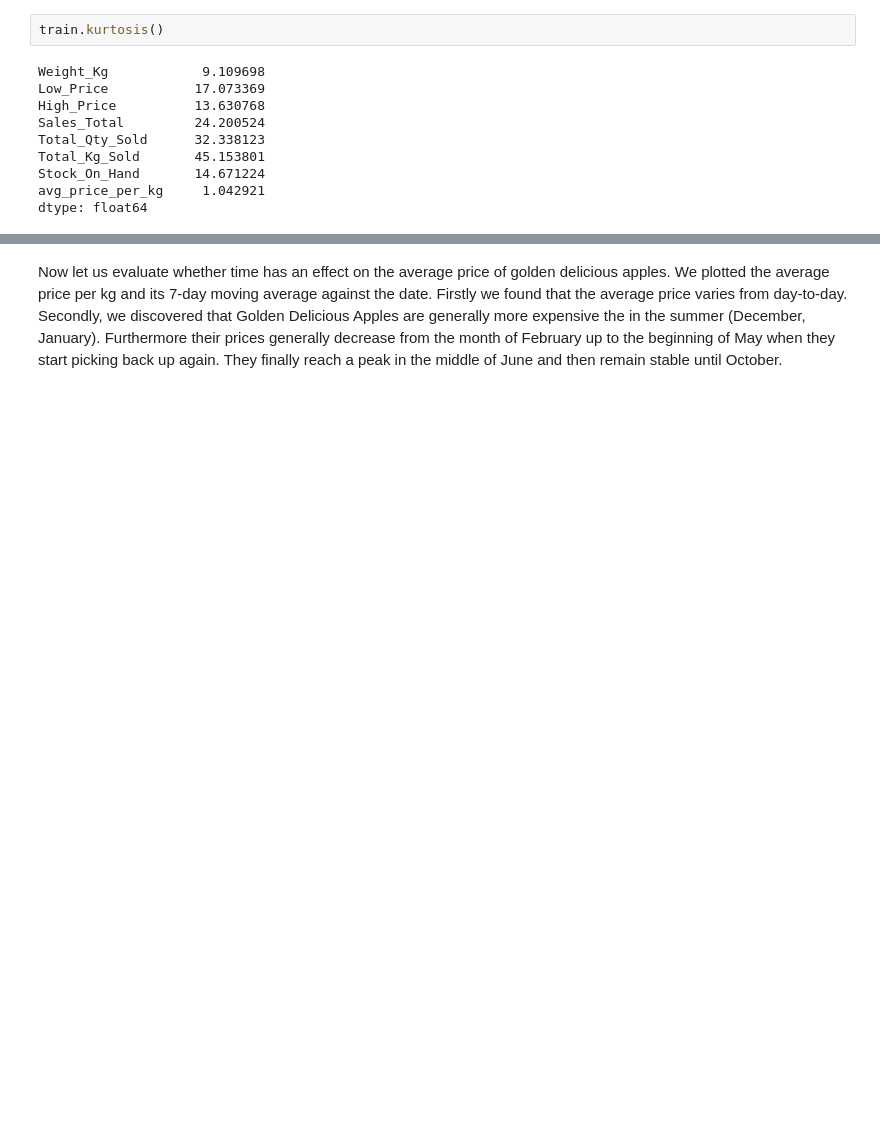
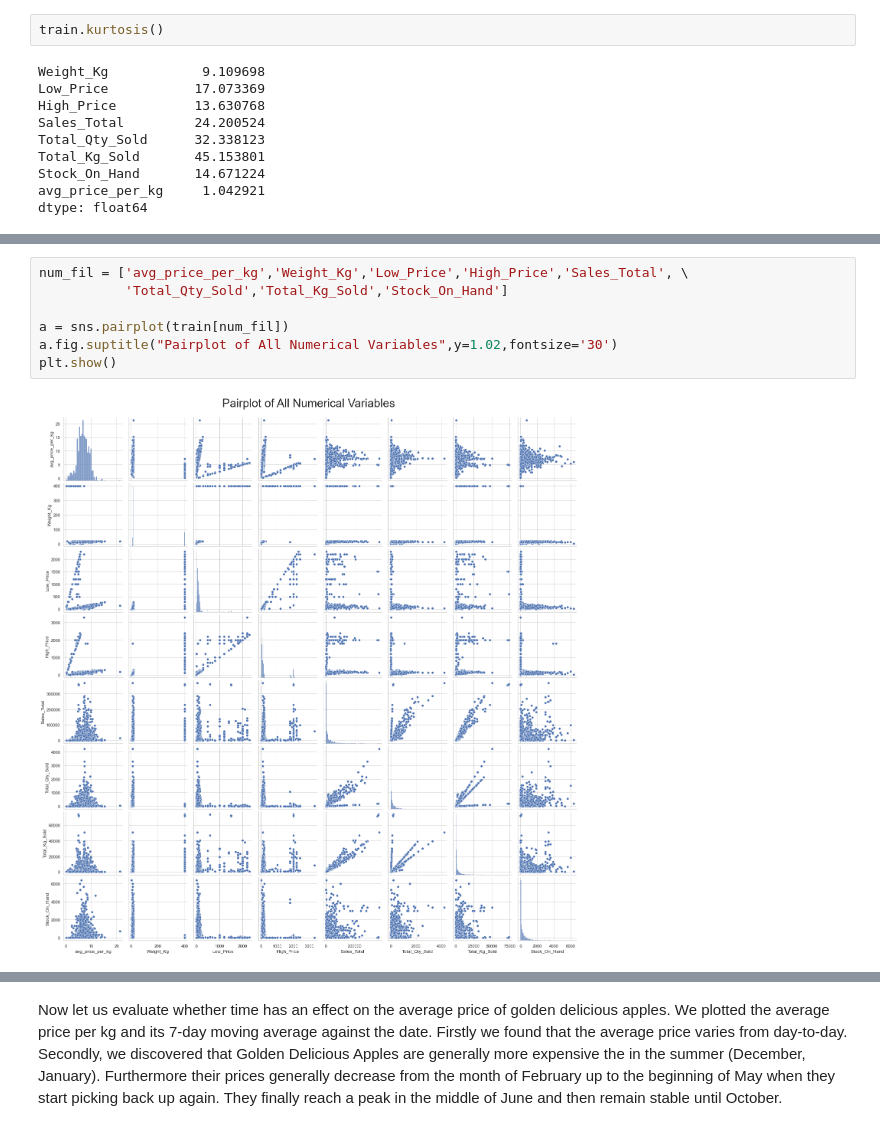
Before and after one commit to nkonyanihlulani/Team_7_regression, a Jupyter notebook: team_7.ipynb, the cells around one changed output, grey strips where cells are left out. Drawn from its saved outputs; the diff is of its cells as text; blank space fills up the shorter version.

Commit message:
Fixed notebook plus images

```diff
--- a/team_7.ipynb
+++ b/team_7.ipynb
@@ -202,0 +197,9 @@ plt.show()
+# %%
+num_fil = ['avg_price_per_kg','Weight_Kg','Low_Price','High_Price','Sales_Total', \
+           'Total_Qty_Sold','Total_Kg_Sold','Stock_On_Hand']
+
+a = sns.pairplot(train[num_fil])
+a.fig.suptitle("Pairplot of All Numerical Variables",y=1.02,fontsize='30')
+plt.show()
+# %% [output]
+[figure, added]
```
Also changed, not shown: parts of 108 cells of this notebook, 5 other files.
